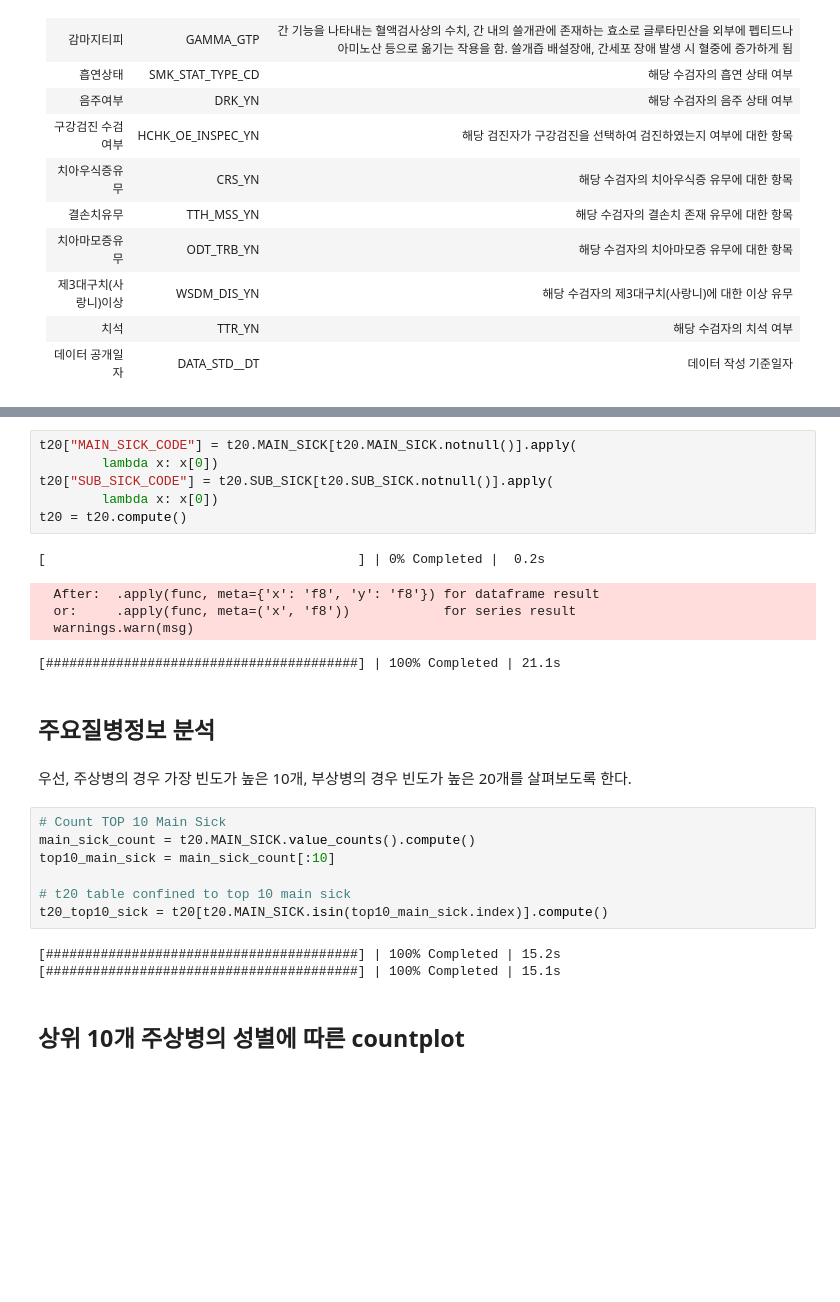
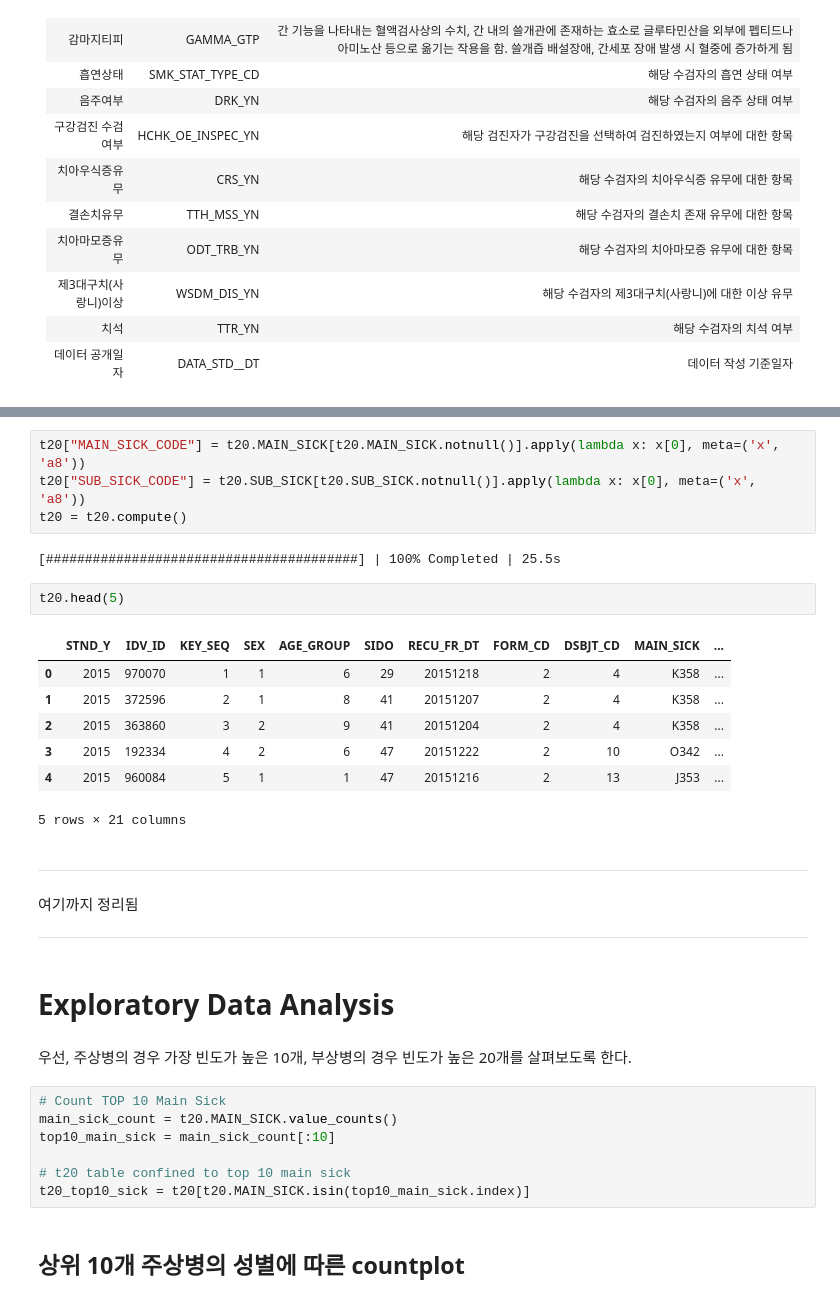
Before and after one commit to yolo0220/National_Health_Insurance_Sharing_Service_Project, a Jupyter notebook: Exploratory_Data_Analysis.ipynb, the cells around one changed output, grey strips where cells are left out. Cells and saved outputs as stored; diff of their text form; blank space fills up the shorter version.

```diff
--- a/Exploratory_Data_Analysis.ipynb
+++ b/Exploratory_Data_Analysis.ipynb
@@ -210,29 +241,36 @@ gj["BMI"] = gj.apply(lambda x: x.WEIGHT/((x.HEIGHT/100)**2), axis=1)
 # %%
-t20["MAIN_SICK_CODE"] = t20.MAIN_SICK[t20.MAIN_SICK.notnull()].apply(
-        lambda x: x[0])
-t20["SUB_SICK_CODE"] = t20.SUB_SICK[t20.SUB_SICK.notnull()].apply(
-        lambda x: x[0])
+t20["MAIN_SICK_CODE"] = t20.MAIN_SICK[t20.MAIN_SICK.notnull()].apply(lambda x: x[0], meta=('x', 'a8'))
+t20["SUB_SICK_CODE"] = t20.SUB_SICK[t20.SUB_SICK.notnull()].apply(lambda x: x[0], meta=('x', 'a8'))
 t20 = t20.compute()
 # %% [output]
-[                                        ] | 0% Completed |  0.2s
+[########################################] | 100% Completed | 25.5s
-  After:  .apply(func, meta={'x': 'f8', 'y': 'f8'}) for dataframe result
-  or:     .apply(func, meta=('x', 'f8'))            for series result
-  warnings.warn(msg)
-[########################################] | 100% Completed | 21.1s
-# %% [markdown]
-## 주요질병정보 분석
+# %%
+t20.head(5)
+# %% [output]
+|  | STND_Y | IDV_ID | KEY_SEQ | SEX | AGE_GROUP | SIDO | RECU_FR_DT | FORM_CD | DSBJT_CD | MAIN_SICK | ... |
+| 0 | 2015 | 970070 | 1 | 1 | 6 | 29 | 20151218 | 2 | 4 | K358 | ... |
+| 1 | 2015 | 372596 | 2 | 1 | 8 | 41 | 20151207 | 2 | 4 | K358 | ... |
+| 2 | 2015 | 363860 | 3 | 2 | 9 | 41 | 20151204 | 2 | 4 | K358 | ... |
+| 3 | 2015 | 192334 | 4 | 2 | 6 | 47 | 20151222 | 2 | 10 | O342 | ... |
+| 4 | 2015 | 960084 | 5 | 1 | 1 | 47 | 20151216 | 2 | 13 | J353 | ... |
+5 rows × 21 columns
+# %% [markdown]
+---
+
+여기까지 정리됨
+
+---
+# %% [markdown]
+# Exploratory Data Analysis
 # %% [markdown]
 우선, 주상병의 경우 가장 빈도가 높은 10개, 부상병의 경우 빈도가 높은 20개를 살펴보도록 한다.
 # %%
 # Count TOP 10 Main Sick
-main_sick_count = t20.MAIN_SICK.value_counts().compute()
+main_sick_count = t20.MAIN_SICK.value_counts()
 top10_main_sick = main_sick_count[:10]
 
 # t20 table confined to top 10 main sick
-t20_top10_sick = t20[t20.MAIN_SICK.isin(top10_main_sick.index)].compute()
+t20_top10_sick = t20[t20.MAIN_SICK.isin(top10_main_sick.index)]
-# %% [output]
-[########################################] | 100% Completed | 15.2s
-[########################################] | 100% Completed | 15.1s
 # %% [markdown]
 ## 상위 10개 주상병의 성별에 따른 countplot
 # %%
```
Also changed, not shown: parts of 10 cells of this notebook.
